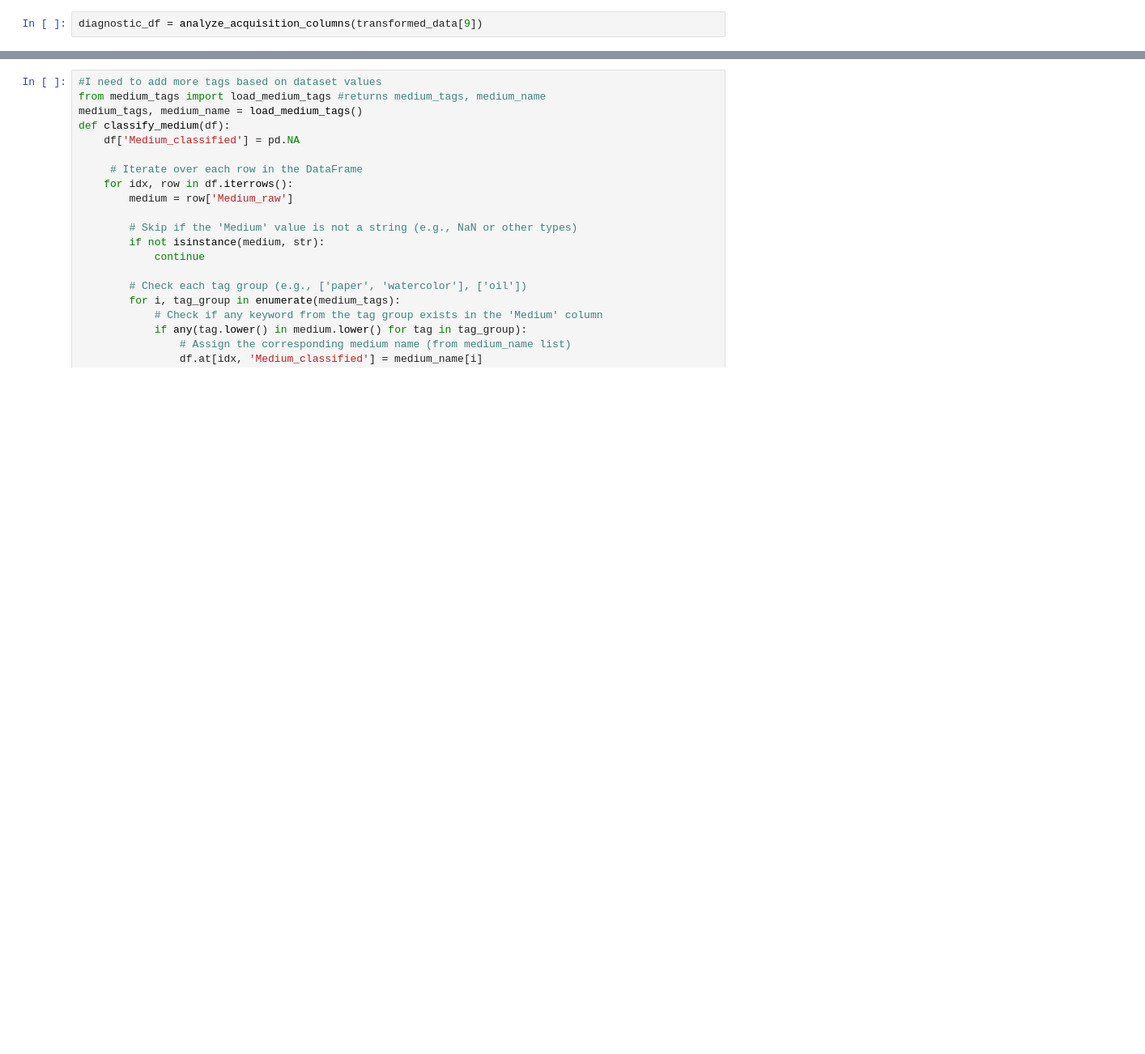
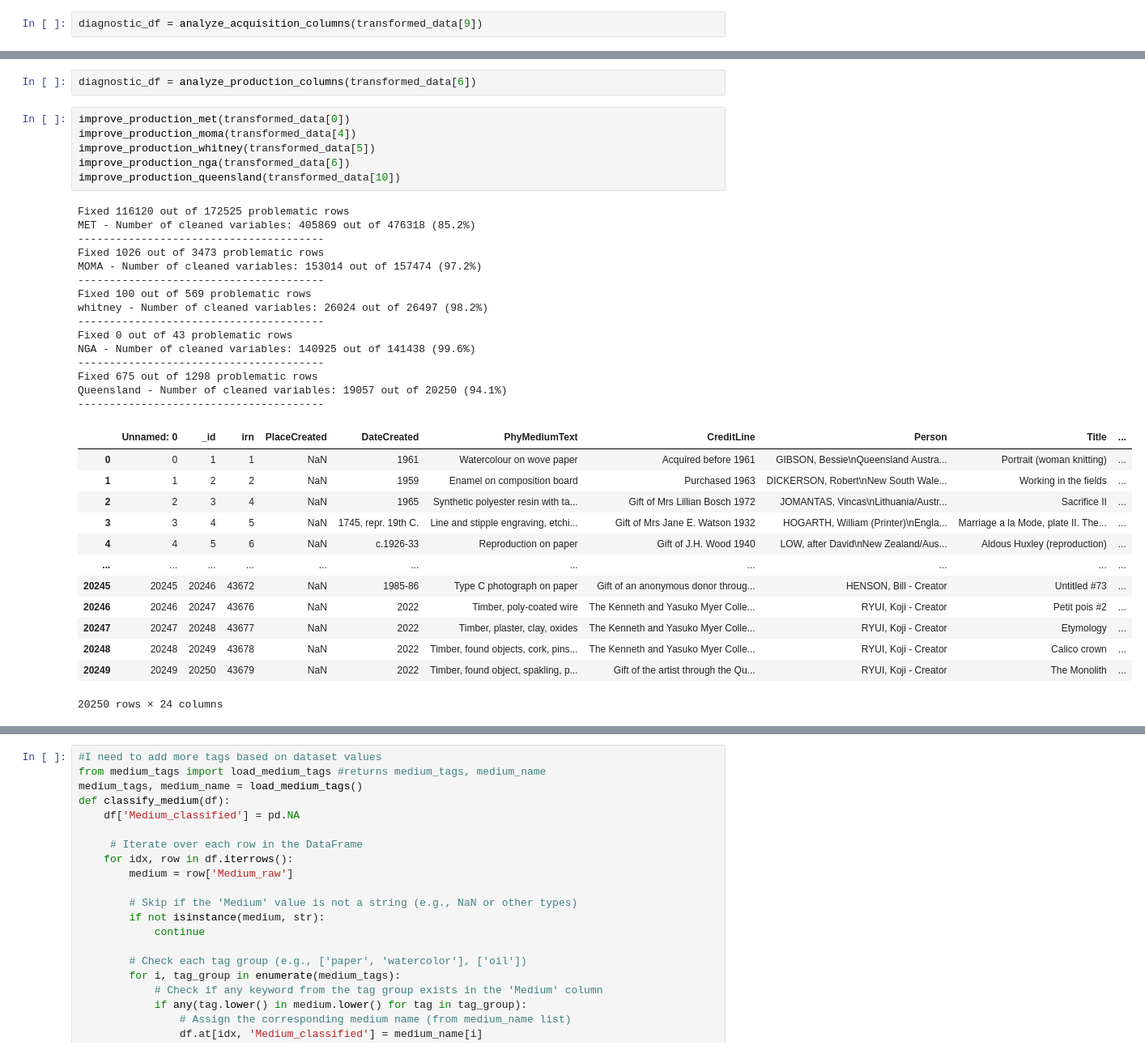
Before and after one commit to ToninaP/data_analysis_portfolio, a Jupyter notebook: data_cleaning.ipynb, the cells around one changed output, grey strips where cells are left out. Shown at 81% size. Saved outputs shown, nothing was run; the diff lists cells and outputs as text; blank space fills up the shorter version.

Commit message:
dates finished

```diff
--- a/data_cleaning.ipynb
+++ b/data_cleaning.ipynb
@@ -130 +186,38 @@ Ateneum - Number of cleaned variables: 16965 out of 27994 (60.6%)
+# %%
+diagnostic_df = analyze_production_columns(transformed_data[6])
+# %%
+improve_production_met(transformed_data[0])
+improve_production_moma(transformed_data[4])
+improve_production_whitney(transformed_data[5])
+improve_production_nga(transformed_data[6])
+improve_production_queensland(transformed_data[10])
+# %% [output]
+Fixed 116120 out of 172525 problematic rows
+MET - Number of cleaned variables: 405869 out of 476318 (85.2%)
+---------------------------------------
+Fixed 1026 out of 3473 problematic rows
+MOMA - Number of cleaned variables: 153014 out of 157474 (97.2%)
+---------------------------------------
+Fixed 100 out of 569 problematic rows
+whitney - Number of cleaned variables: 26024 out of 26497 (98.2%)
+---------------------------------------
+Fixed 0 out of 43 problematic rows
+NGA - Number of cleaned variables: 140925 out of 141438 (99.6%)
+---------------------------------------
+Fixed 675 out of 1298 problematic rows
+Queensland - Number of cleaned variables: 19057 out of 20250 (94.1%)
+---------------------------------------
+|  | Unnamed: 0 | _id | irn | PlaceCreated | DateCreated | PhyMediumText | CreditLine | Person | Title | ... |
+| 0 | 0 | 1 | 1 | NaN | 1961 | Watercolour on wove paper | Acquired before 1961 | GIBSON, Bessie\nQueensland Austra... | Portrait (woman knitting) | ... |
+| 1 | 1 | 2 | 2 | NaN | 1959 | Enamel on composition board | Purchased 1963 | DICKERSON, Robert\nNew South Wale... | Working in the fields | ... |
+| 2 | 2 | 3 | 4 | NaN | 1965 | Synthetic polyester resin with ta... | Gift of Mrs Lillian Bosch 1972 | JOMANTAS, Vincas\nLithuania/Austr... | Sacrifice II | ... |
+| 3 | 3 | 4 | 5 | NaN | 1745, repr. 19th C. | Line and stipple engraving, etchi... | Gift of Mrs Jane E. Watson 1932 | HOGARTH, William (Printer)\nEngla... | Marriage a la Mode, plate II. The... | ... |
+| 4 | 4 | 5 | 6 | NaN | c.1926-33 | Reproduction on paper | Gift of J.H. Wood 1940 | LOW, after David\nNew Zealand/Aus... | Aldous Huxley (reproduction) | ... |
+| ... | ... | ... | ... | ... | ... | ... | ... | ... | ... | ... |
+| 20245 | 20245 | 20246 | 43672 | NaN | 1985-86 | Type C photograph on paper | Gift of an anonymous donor throug... | HENSON, Bill - Creator | Untitled #73 | ... |
+| 20246 | 20246 | 20247 | 43676 | NaN | 2022 | Timber, poly-coated wire | The Kenneth and Yasuko Myer Colle... | RYUI, Koji - Creator | Petit pois #2 | ... |
+| 20247 | 20247 | 20248 | 43677 | NaN | 2022 | Timber, plaster, clay, oxides | The Kenneth and Yasuko Myer Colle... | RYUI, Koji - Creator | Etymology | ... |
+| 20248 | 20248 | 20249 | 43678 | NaN | 2022 | Timber, found objects, cork, pins... | The Kenneth and Yasuko Myer Colle... | RYUI, Koji - Creator | Calico crown | ... |
+| 20249 | 20249 | 20250 | 43679 | NaN | 2022 | Timber, found object, spakling, p... | Gift of the artist through the Qu... | RYUI, Koji - Creator | The Monolith | ... |
+20250 rows × 24 columns
 # %%
```
Also changed, not shown: parts of 24 cells of this notebook, 2 other files.
